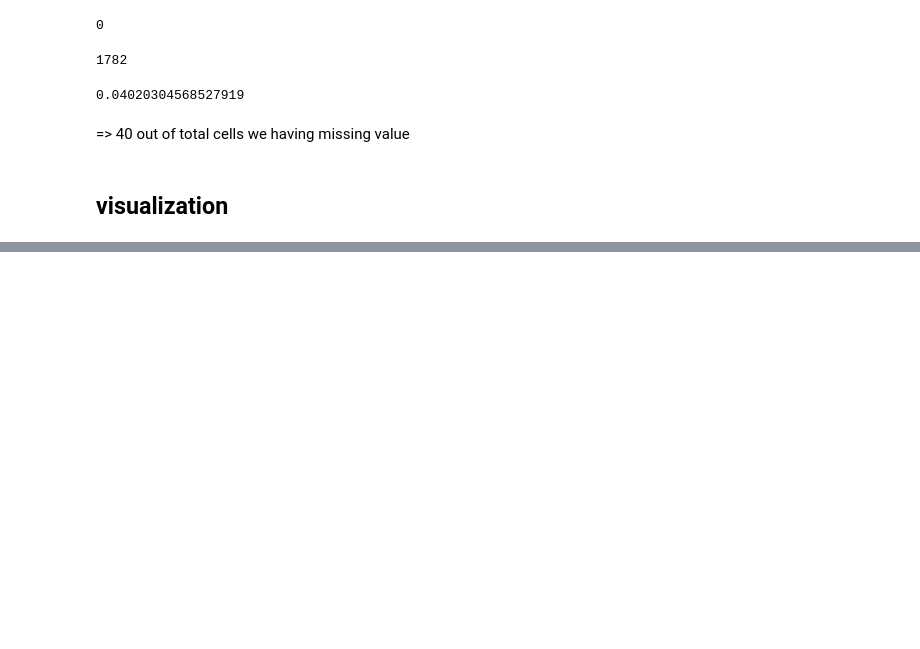
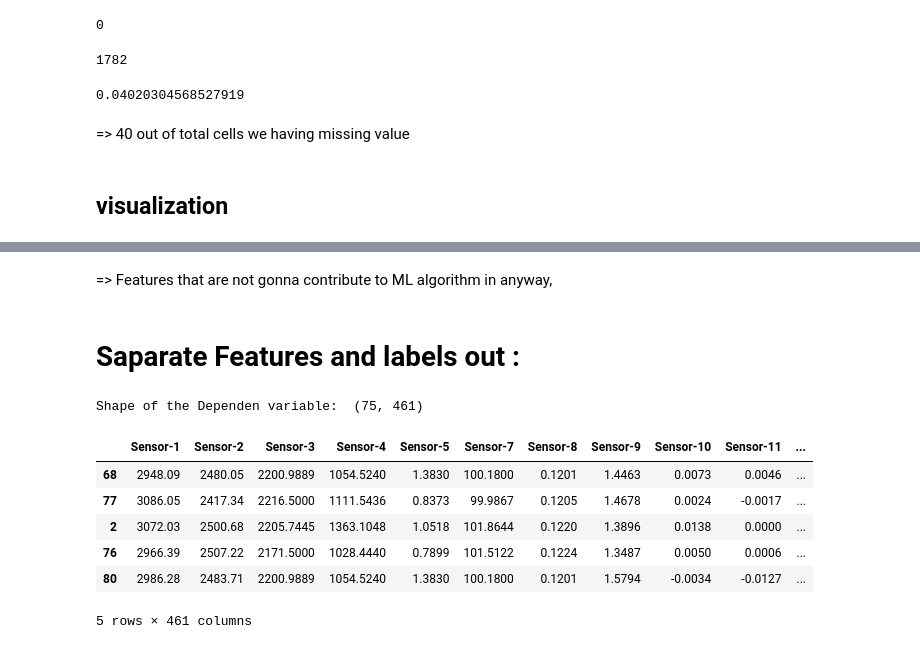
Before and after one commit to arpanchakraborty23/wafer-fault-detaction, a Jupyter notebook: notebooks/EDA.ipynb, the cells around one changed output, grey strips where cells are left out. Drawn from its saved outputs; the diff is of its cells as text; code cells hidden in the pictures; blank space fills up the shorter version.

```diff
--- a/notebooks/EDA.ipynb
+++ b/notebooks/EDA.ipynb
@@ -154,0 +230,4 @@ for i,col in enumerate(df.columns[1:61]):
+# %%
+
+cols_to_drop_1 = get_redundant_cols(df, missing_thresh=.7)
+cols_to_drop_1
@@ -154,0 +243,6 @@ for i,col in enumerate(df.columns[1:61]):
+# %%
+## Columns w 0 Standard Deviation
+
+cols_to_drop_2 = get_cols_with_zero_std_dev(df=df)
+cols_to_drop_2.append("Wafer")
+cols_to_drop_2
@@ -154,0 +267,21 @@ for i,col in enumerate(df.columns[1:61]):
+# %%
+cols_drop=cols_to_drop_1 +cols_to_drop_2
+# %% [markdown]
+=> Features that are not gonna contribute to ML algorithm in anyway,
+# %% [markdown]
+# Saparate Features and labels out :
+# %%
+# saparate features and labels
+x,y=df.drop(cols_drop,axis=1),df[['Good/Bad']]
+# %%
+print('Shape of the Dependen variable: ',x.shape)
+x.head()
+# %% [output]
+Shape of the Dependen variable:  (75, 461)
+|  | Sensor-1 | Sensor-2 | Sensor-3 | Sensor-4 | Sensor-5 | Sensor-7 | Sensor-8 | Sensor-9 | Sensor-10 | Sensor-11 | ... |
+| 68 | 2948.09 | 2480.05 | 2200.9889 | 1054.5240 | 1.3830 | 100.1800 | 0.1201 | 1.4463 | 0.0073 | 0.0046 | ... |
+| 77 | 3086.05 | 2417.34 | 2216.5000 | 1111.5436 | 0.8373 | 99.9867 | 0.1205 | 1.4678 | 0.0024 | -0.0017 | ... |
+| 2 | 3072.03 | 2500.68 | 2205.7445 | 1363.1048 | 1.0518 | 101.8644 | 0.1220 | 1.3896 | 0.0138 | 0.0000 | ... |
+| 76 | 2966.39 | 2507.22 | 2171.5000 | 1028.4440 | 0.7899 | 101.5122 | 0.1224 | 1.3487 | 0.0050 | 0.0006 | ... |
+| 80 | 2986.28 | 2483.71 | 2200.9889 | 1054.5240 | 1.3830 | 100.1800 | 0.1201 | 1.5794 | -0.0034 | -0.0127 | ... |
+5 rows × 461 columns
```
Also changed, not shown: parts of 54 cells of this notebook.
